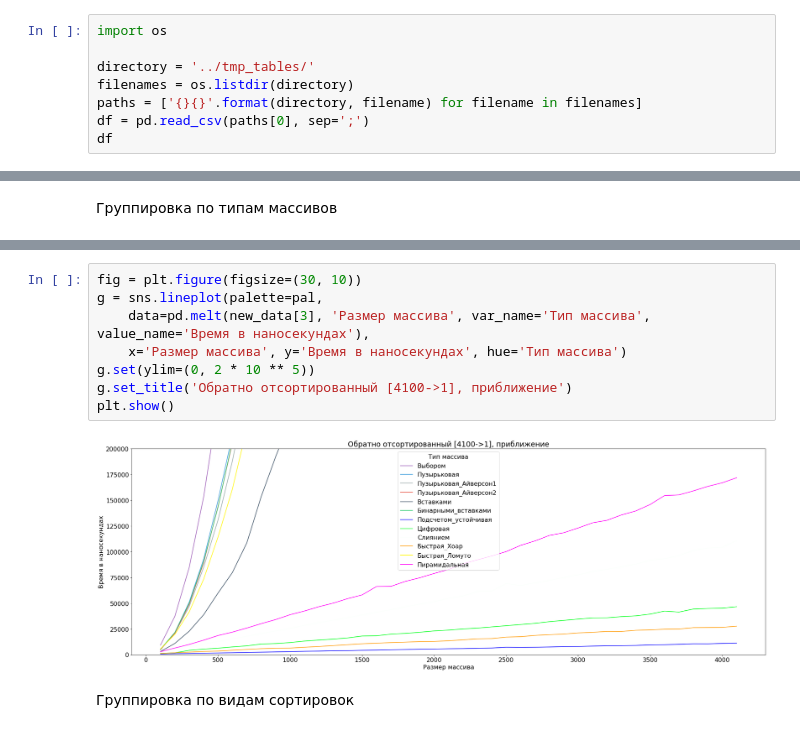
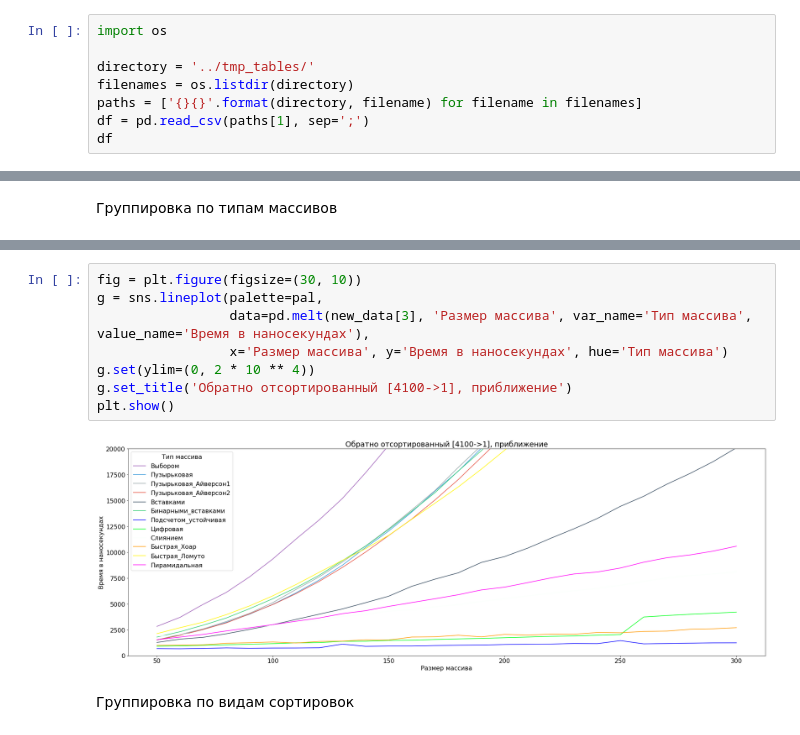
Before and after one commit to DmitySH/algo-sortcomp-kdz, a Jupyter notebook: SortComp/plotter/plotter.ipynb, the cells around one changed output, grey strips where cells are left out. Drawn from its saved outputs; the diff is of its cells as text.

```diff
--- a/SortComp/plotter/plotter.ipynb
+++ b/SortComp/plotter/plotter.ipynb
@@ -8,7 +8,7 @@ import os
 directory = '../tmp_tables/'
 filenames = os.listdir(directory)
 paths = ['{}{}'.format(directory, filename) for filename in filenames]
-df = pd.read_csv(paths[0], sep=';')
+df = pd.read_csv(paths[1], sep=';')
 df
 # %% [output]
 |  | Размер массива | Выбором Случайные [0..5] | Выбором Случайные [0..4000] | Выбором Почти отсортированный [0.... | ... |
@@ -111,13 +108,13 @@ plt.show()
 # %%
 fig = plt.figure(figsize=(30, 10))
 g = sns.lineplot(palette=pal,
-    data=pd.melt(new_data[3], 'Размер массива', var_name='Тип массива', value_name='Время в наносекундах'),
-    x='Размер массива', y='Время в наносекундах', hue='Тип массива')
-g.set(ylim=(0, 2 * 10 ** 5))
+                 data=pd.melt(new_data[3], 'Размер массива', var_name='Тип массива', value_name='Время в наносекундах'),
+                 x='Размер массива', y='Время в наносекундах', hue='Тип массива')
+g.set(ylim=(0, 2 * 10 ** 4))
 g.set_title('Обратно отсортированный [4100->1], приближение')
 plt.show()
 # %% [output]
-[figure, old version]
+[figure, new version]
 # %% [markdown]
 Группировка по видам сортировок
 # %%
```
Also changed, not shown: parts of 4 cells of this notebook, 42 other files.
